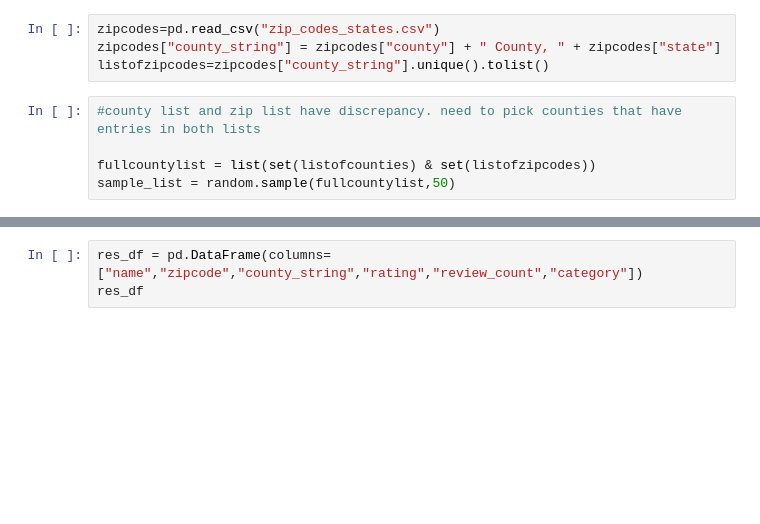
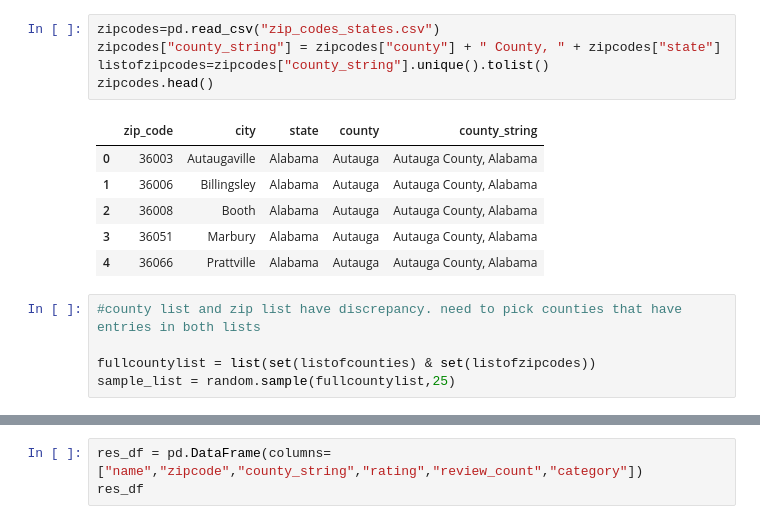
Before and after one commit to kfw322/Project-One, a Jupyter notebook: restaurant sample.ipynb, the cells around one changed output, grey strips where cells are left out. Saved outputs shown, nothing was run; the diff lists cells and outputs as text; blank space fills up the shorter version.

```diff
--- a/restaurant sample.ipynb
+++ b/restaurant sample.ipynb
@@ -13,12 +22,20 @@ listofcounties = counties["county_string"].tolist()
 # %%
 zipcodes=pd.read_csv("zip_codes_states.csv")
 zipcodes["county_string"] = zipcodes["county"] + " County, " + zipcodes["state"]
 listofzipcodes=zipcodes["county_string"].unique().tolist()
+zipcodes.head()
+# %% [output]
+|  | zip_code | city | state | county | county_string |
+| 0 | 36003 | Autaugaville | Alabama | Autauga | Autauga County, Alabama |
+| 1 | 36006 | Billingsley | Alabama | Autauga | Autauga County, Alabama |
+| 2 | 36008 | Booth | Alabama | Autauga | Autauga County, Alabama |
+| 3 | 36051 | Marbury | Alabama | Autauga | Autauga County, Alabama |
+| 4 | 36066 | Prattville | Alabama | Autauga | Autauga County, Alabama |
 # %%
 #county list and zip list have discrepancy. need to pick counties that have entries in both lists
 
 fullcountylist = list(set(listofcounties) & set(listofzipcodes))
-sample_list = random.sample(fullcountylist,50)
+sample_list = random.sample(fullcountylist,25)
 # %%
 #merged_df = zipcodes.merge(counties, left_on="county_string", right_on="county_string", how="left")
 #maybe this wan't necessary but it's here if we need it
```
Also changed, not shown: parts of 7 cells of this notebook, 4 other files.
